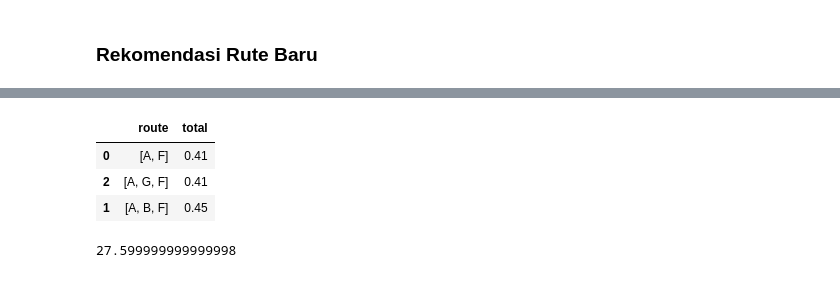
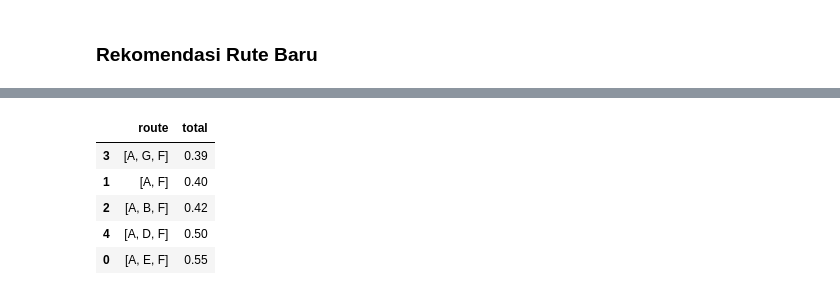
Before and after one commit to IrfanChairurrachman/dijkstra_bulog, a Jupyter notebook: Optimal_Route.ipynb, the cells around one changed output, grey strips where cells are left out. Cells and saved outputs as stored; diff of their text form; code cells hidden in the pictures.

```diff
--- a/Optimal_Route.ipynb
+++ b/Optimal_Route.ipynb
@@ -1350,6 +1322,0 @@ data.head()
-# %%
-Graf = nx.Graph()
-
-for ind in range(len(data)):
-    row = data.iloc[ind].tolist()
-    Graf.add_edge(row[0], row[1], weight = row[2])
@@ -1480,3 +1333,5 @@ import numpy as np
+# %%
+records_new[['add_cost_norm', 'cost_fuel_norm', 'cost_refri_norm']] = normalize(records_new[['add_cost', 'cost_fuel', 'cost_refri']], axis = 0)
 # %%
 records_new.head()
 # %% [output]
@@ -1489,2 +1343,0 @@ records_new.head()
-# %%
-records_new[['add_cost_norm', 'cost_fuel_norm', 'cost_ref_norm']] = normalize(records_new[['add_cost', 'cost_fuel', 'cost_ref']], axis = 0)
@@ -1500,12 +1344,12 @@ records_new.head()
 # %%
 records_new['weight'] = \
     records_new['add_cost_norm'] * 0.5 + \
-    records_new['cost_ref_norm'] * 0.2 + \
+    records_new['cost_refri_norm'] * 0.2 + \
     records_new['cost_fuel_norm'] * 0.3
 
 records_new['weight'] = records_new['weight'].round(2)
 
-data_prio = records_new[['edge1', 'edge2', 'weight']]
+data_prio = records_new[['start', 'end', 'weight']]
 
 data_prio.head()
 # %% [output]
@@ -1538,11 +1372,9 @@ plt.show()
 # %%
-get_total(Graf_prio, 'A', 'F')
+graph.get_total(Graf_prio, 'A', 'F')
 # %% [output]
 |  | route | total |
-| 0 | [A, F] | 0.41 |
-| 2 | [A, G, F] | 0.41 |
-| 1 | [A, B, F] | 0.45 |
+| 3 | [A, G, F] | 0.39 |
+| 1 | [A, F] | 0.40 |
+| 2 | [A, B, F] | 0.42 |
+| 4 | [A, D, F] | 0.50 |
+| 0 | [A, E, F] | 0.55 |
-# %%
-records_new.head(6)['cost_ref'].sum()
-# %% [output]
-27.599999999999998
```
Also changed, not shown: parts of 65 cells of this notebook.
